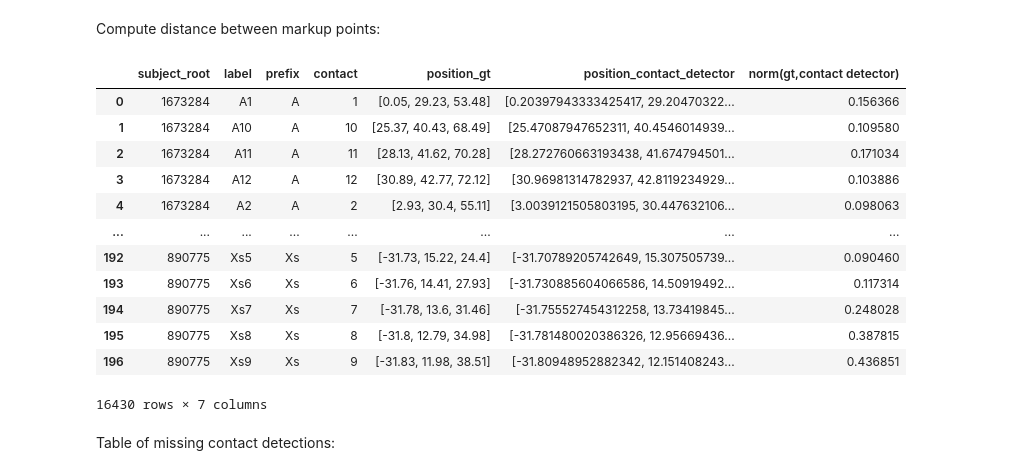
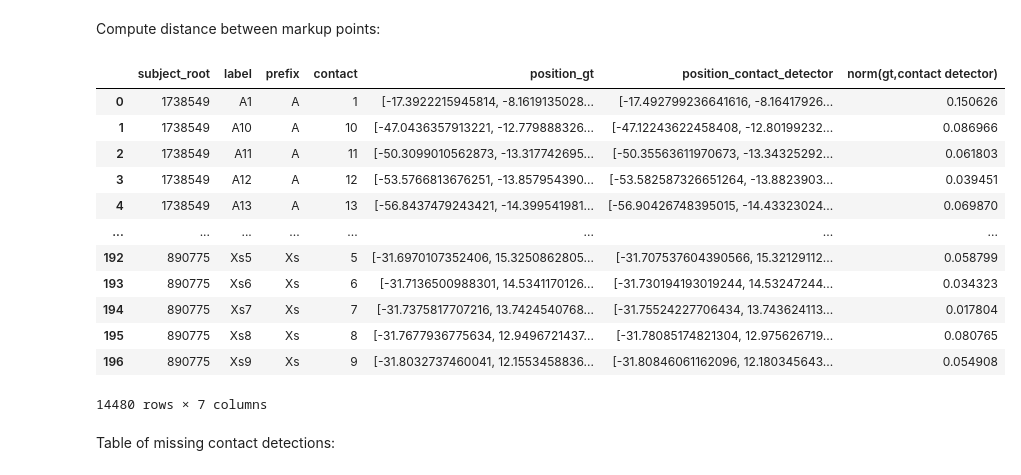
Before and after one commit to EpiReC-ISARG/SlicerSEEGContactDetector, a Jupyter notebook: testing/evaluate.ipynb, the cells around one changed output. Cells and saved outputs as stored; diff of their text form; code cells hidden in the pictures.

```diff
--- a/testing/evaluate.ipynb
+++ b/testing/evaluate.ipynb
@@ -83,42 +66,43 @@ Compute distance between markup points:
 # %%
 markups_all = []
 for subject in subjects:
-    gt_df = load_fcsv(os.path.join(input_dir, subject.subject_root, "electrodes.fcsv"))
+    gt_df = pd.read_csv(os.path.join(input_dir, subject.subject_root, "electrodes.csv"), sep=";", names=["label", "r", "a", "s"])
+    gt_df["position"] = gt_df[["r", "a", "s"]].apply(lambda x: list(x), axis=1)
     contact_detector_df = load_json(os.path.join(input_dir, subject.subject_root, "ContactDetector.mrk.json"))
 
     # merge gt and contact detector df on label
     markups = pd.merge(gt_df, contact_detector_df, on="label", how="outer", suffixes=("_gt", "_contact_detector"))
     markups["prefix"] = markups["label"].str.extract(r"(.*?)(\d+)$")[0]
     markups["contact"] = markups["label"].str.extract(r"(.*?)(\d+)$")[1]
     markups["subject_root"] = subject.subject_root
     # change column order
     markups = markups[["subject_root", "label", "prefix", "contact", "position_gt", "position_contact_detector"]]
 
     for index, row in markups.iterrows():
         markups.loc[index, "norm(gt,contact detector)"] = np.linalg.norm(np.array(row["position_gt"]) - np.array(row["position_contact_detector"]))
 
     markups_all.append(markups)
 
 markups = pd.concat(markups_all)
 
 # save to csv
 markups.to_csv("results.csv", index=False)
 
 markups
 # %% [output]
 |  | subject_root | label | prefix | contact | position_gt | position_contact_detector | norm(gt,contact detector) |
-| 0 | 1673284 | A1 | A | 1 | [0.05, 29.23, 53.48] | [0.20397943333425417, 29.20470322... | 0.156366 |
-| 1 | 1673284 | A10 | A | 10 | [25.37, 40.43, 68.49] | [25.47087947652311, 40.4546014939... | 0.109580 |
-| 2 | 1673284 | A11 | A | 11 | [28.13, 41.62, 70.28] | [28.272760663193438, 41.674794501... | 0.171034 |
-| 3 | 1673284 | A12 | A | 12 | [30.89, 42.77, 72.12] | [30.96981314782937, 42.8119234929... | 0.103886 |
-| 4 | 1673284 | A2 | A | 2 | [2.93, 30.4, 55.11] | [3.0039121505803195, 30.447632106... | 0.098063 |
+| 0 | 1738549 | A1 | A | 1 | [-17.3922215945814, -8.1619135028... | [-17.492799236641616, -8.16417926... | 0.150626 |
+| 1 | 1738549 | A10 | A | 10 | [-47.0436357913221, -12.779888326... | [-47.12243622458408, -12.80199232... | 0.086966 |
+| 2 | 1738549 | A11 | A | 11 | [-50.3099010562873, -13.317742695... | [-50.35563611970673, -13.34325292... | 0.061803 |
+| 3 | 1738549 | A12 | A | 12 | [-53.5766813676251, -13.857954390... | [-53.582587326651264, -13.8823903... | 0.039451 |
+| 4 | 1738549 | A13 | A | 13 | [-56.8437479243421, -14.399541981... | [-56.90426748395015, -14.43323024... | 0.069870 |
 | ... | ... | ... | ... | ... | ... | ... | ... |
-| 192 | 890775 | Xs5 | Xs | 5 | [-31.73, 15.22, 24.4] | [-31.70789205742649, 15.307505739... | 0.090460 |
-| 193 | 890775 | Xs6 | Xs | 6 | [-31.76, 14.41, 27.93] | [-31.730885604066586, 14.50919492... | 0.117314 |
-| 194 | 890775 | Xs7 | Xs | 7 | [-31.78, 13.6, 31.46] | [-31.755527454312258, 13.73419845... | 0.248028 |
-| 195 | 890775 | Xs8 | Xs | 8 | [-31.8, 12.79, 34.98] | [-31.781480020386326, 12.95669436... | 0.387815 |
-| 196 | 890775 | Xs9 | Xs | 9 | [-31.83, 11.98, 38.51] | [-31.80948952882342, 12.151408243... | 0.436851 |
+| 192 | 890775 | Xs5 | Xs | 5 | [-31.6970107352406, 15.3250862805... | [-31.707537604390566, 15.32129112... | 0.058799 |
+| 193 | 890775 | Xs6 | Xs | 6 | [-31.7136500988301, 14.5341170126... | [-31.730194193019244, 14.53247244... | 0.034323 |
+| 194 | 890775 | Xs7 | Xs | 7 | [-31.7375817707216, 13.7424540768... | [-31.75524227706434, 13.743624113... | 0.017804 |
+| 195 | 890775 | Xs8 | Xs | 8 | [-31.7677936775634, 12.9496721437... | [-31.78085174821304, 12.975626719... | 0.080765 |
+| 196 | 890775 | Xs9 | Xs | 9 | [-31.8032737460041, 12.1553458836... | [-31.80846061162096, 12.180345643... | 0.054908 |
-16430 rows × 7 columns
+14480 rows × 7 columns
 # %% [markdown]
 Table of missing contact detections:
 # %%
```
Also changed, not shown: parts of 2 cells of this notebook, 7 other files.
